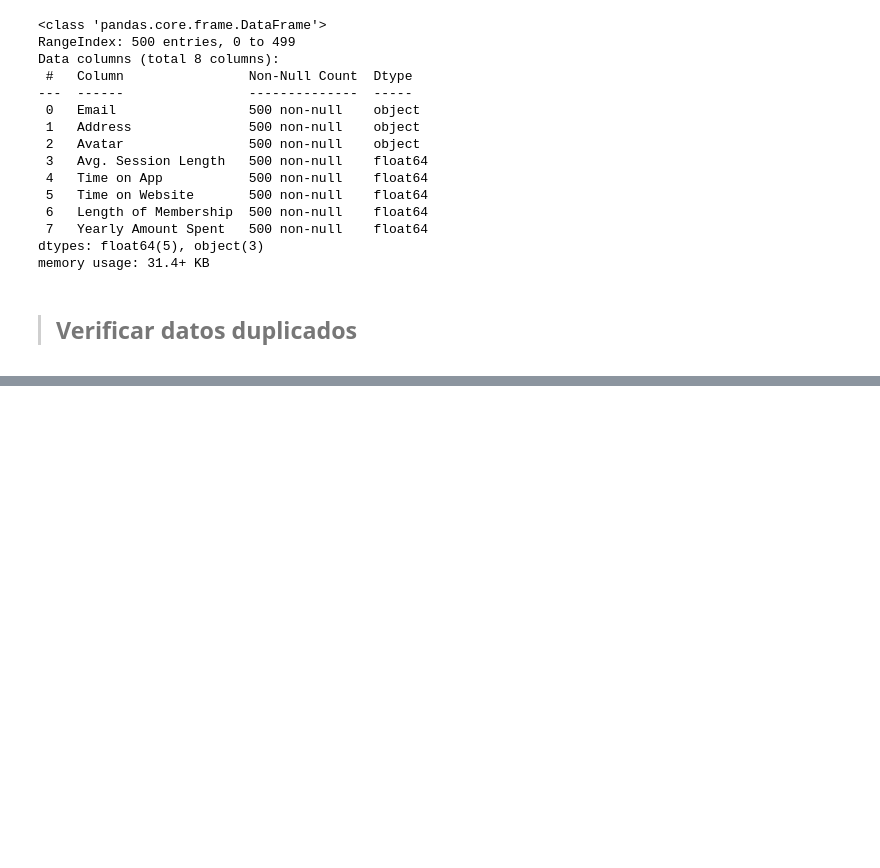
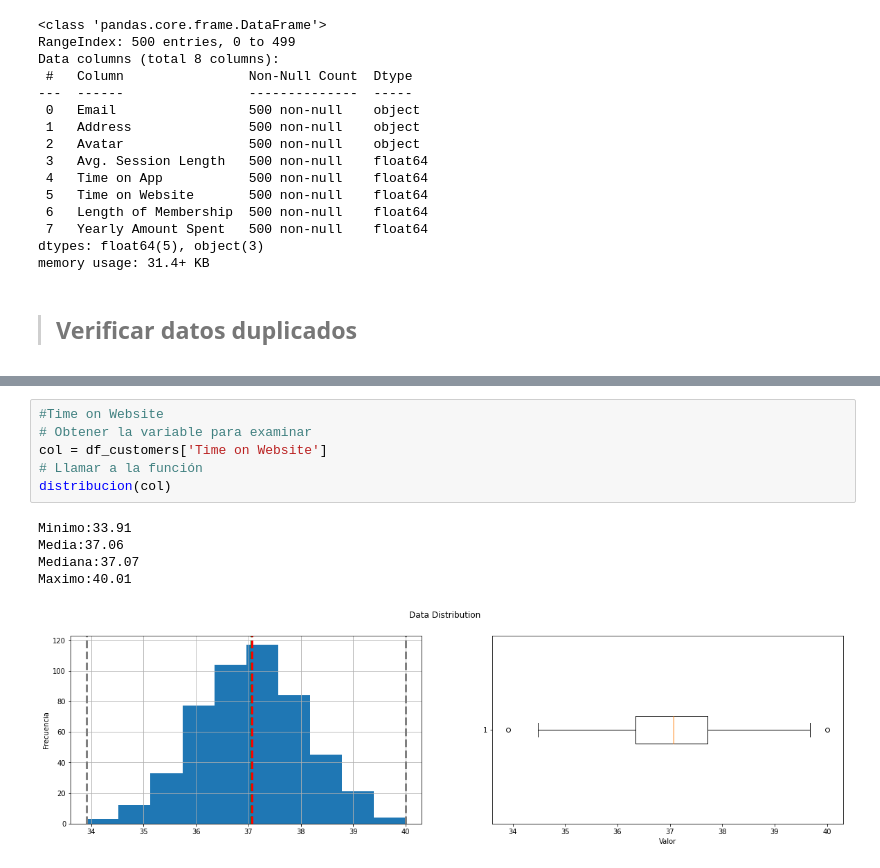
Before and after one commit to EMcoding17/ExtraccionConocimientosDeBD, a Jupyter notebook: Actividad02/Actividad(2,2).ipynb, the cells around one changed output, grey strips where cells are left out. Saved outputs shown, nothing was run; the diff lists cells and outputs as text; blank space fills up the shorter version.

```diff
--- a/Actividad02/Actividad(2,2).ipynb
+++ b/Actividad02/Actividad(2,2).ipynb
@@ -199,0 +274,12 @@ df_customers.duplicated().sum()
+# %%
+#Time on Website
+# Obtener la variable para examinar
+col = df_customers['Time on Website']
+# Llamar a la función
+distribucion(col)
+# %% [output]
+Minimo:33.91
+Media:37.06
+Mediana:37.07
+Maximo:40.01
+[figure, added]
```
Also changed, not shown: parts of 9 cells of this notebook.
